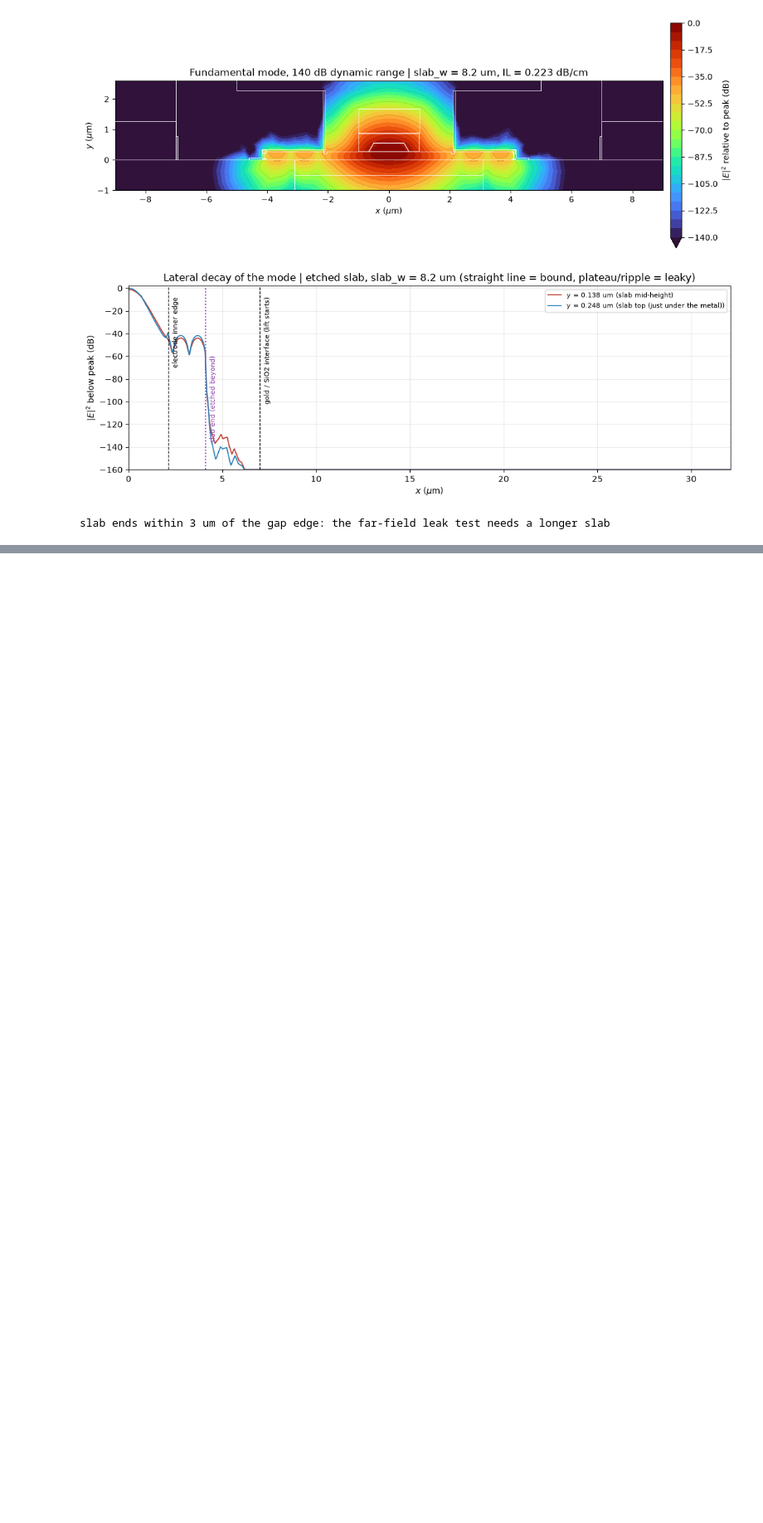
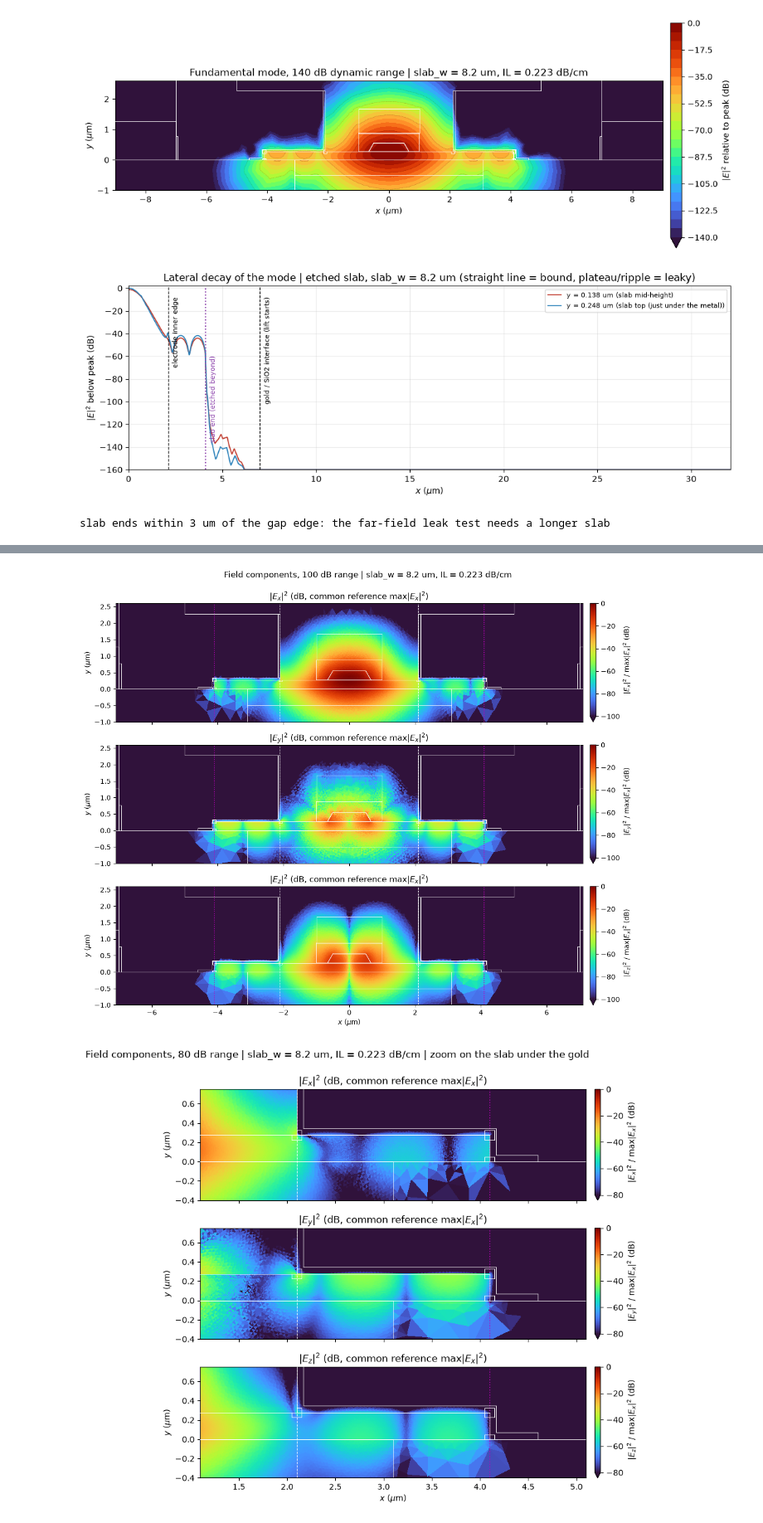
Before and after one commit to andreimuresian/claude, a Jupyter notebook: VPI_interface_optimized_Lisbona_lifted_etched_slab_field_components.ipynb, the cells around one changed output, grey strips where cells are left out. Shown at 83% size. Drawn from its saved outputs; the diff is of its cells as text; code cells hidden in the pictures; blank space fills up the shorter version.

```diff
--- a/VPI_interface_optimized_Lisbona_lifted_etched_slab_field_components.ipynb
+++ b/VPI_interface_optimized_Lisbona_lifted_etched_slab_field_components.ipynb
@@ -1190,0 +1191,65 @@ Ez in quadrature with Ex: |E|^2-weighted share of Ez in Im(Ez) = 100.0 %  (100 %
+# %%
+# %% [7] Field components in dB: whole section + zoom on the slab under the gold
+# Same field as cell [6] (`_comp`: Ex, Ey, Ez phase-referenced to Ex, normalised to max|Ex|).
+# Here we plot |E_i|^2 in dB relative to max|Ex|^2 (a log scale of the INTENSITY of each
+# component), one value per mesh triangle (no averaging onto nodes), so that jumps at
+# interfaces stay sharp and the tails are not smeared.
+#   - whole section : rib mode + evanescent tails + standing wave under the gold, 3 components
+#   - zoom          : the slab between the electrode inner edge and the slab end
+#   - lateral cuts  : |E_i|^2 (dB) along x at three heights in the slab, 3 components
+import matplotlib.tri as mtri
+
+_I_el = {k: np.mean(np.abs(v) ** 2, axis=-1) for k, v in _comp.items()}       # per triangle
+_dB_el = {k: 10.0 * np.log10(np.maximum(v, 1e-30)) for k, v in _I_el.items()}
+_tri_el = mtri.Triangulation(skfem_mesh.p[0], skfem_mesh.p[1], skfem_mesh.t.T)
+_finder = _tri_el.get_trifinder()
+
+
+def plot_components_db(xlim, ylim, dyn_db=80.0, title_extra="", figsize=(13, 9.5)):
+    fig, axs = plt.subplots(3, 1, figsize=figsize, sharex=True)
+    for ax, k in zip(axs, ("Ex", "Ey", "Ez")):
+        tp = ax.tripcolor(_tri_el, facecolors=_dB_el[k], cmap="turbo",
+                          vmin=-abs(dyn_db), vmax=0.0, shading="flat", rasterized=True)
+        _outline(ax, color="w", alpha=0.8)
+        cb = fig.colorbar(tp, ax=ax, pad=0.012, extend="min")
+        cb.set_label(rf"$|E_{k[1]}|^2$ / max$|E_x|^2$ (dB)")
+        ax.set_xlim(xlim); ax.set_ylim(ylim); ax.set_aspect("equal")
+        ax.set_ylabel(r"$y$ ($\mu$m)")
+        ax.set_title(rf"$|E_{k[1]}|^2$ (dB, common reference max$|E_x|^2$)")
+    for ax in axs:
+        for _x in (GAP_BOT / 2.0, -GAP_BOT / 2.0):
+            ax.axvline(_x, color="w", ls="--", lw=0.8, alpha=0.9)
+        for _x in (SLAB_W / 2.0, -SLAB_W / 2.0):
+            ax.axvline(_x, color="m", ls=":", lw=1.2)
+    axs[-1].set_xlabel(r"$x$ ($\mu$m)")
+    fig.suptitle(rf"Field components, {dyn_db:.0f} dB range | slab_w = {SLAB_W:.1f} um, "
+                 rf"IL = {att_opt_dB_cm:.3f} dB/cm {title_extra}", y=0.995)
+    plt.tight_layout(); plt.show()
+
+
+# 1) whole section (white dashed: electrode inner edges, magenta dotted: slab ends)
+plot_components_db(xlim=(-SLAB_W / 2.0 - 3.0, SLAB_W / 2.0 + 3.0), ylim=(-1.0, 2.6), dyn_db=100.0)
+
+# 2) zoom on the standing-wave region: slab under the right electrode
+_x0, _x1 = GAP_BOT / 2.0 - 1.0, SLAB_W / 2.0 + 1.0
+plot_components_db(xlim=(_x0, _x1), ylim=(-0.4, 0.75), dyn_db=80.0,
+                   title_extra="| zoom on the slab under the gold", figsize=(13, 8))
+
+# 3) lateral cuts through the slab, exact per-triangle values (no interpolation)
+_xs = np.linspace(0.0, SLAB_W / 2.0 + 1.5, 4000)
+fig, axs = plt.subplots(1, 3, figsize=(16, 4.2), sharey=True)
+for ax, k in zip(axs, ("Ex", "Ey", "Ez")):
+    for _y, _c in ((SLAB_H * 0.1, "#27ae60"), (SLAB_H * 0.5, "#c0392b"), (SLAB_H * 0.9, "#2980b9")):
+        _ti = _finder(_xs, np.full_like(_xs, _y))
+        _val = np.where(_ti >= 0, _dB_el[k][np.maximum(_ti, 0)], np.nan)
+        ax.plot(_xs, _val, lw=1.0, color=_c, label=f"y = {_y:.3f} um")
+    ax.axvline(GAP_BOT / 2.0, color="k", ls="--", lw=0.8)
+    ax.axvline(SLAB_W / 2.0, color="m", ls=":", lw=1.2)
+    ax.set_title(rf"$|E_{k[1]}|^2$ in the slab (dB)"); ax.set_xlabel(r"$x$ ($\mu$m)")
+    ax.grid(alpha=0.3); ax.set_ylim(-120, 3)
+axs[0].set_ylabel(r"dB rel. max$|E_x|^2$"); axs[0].legend(fontsize=8, loc="lower left")
+fig.suptitle("Lateral cuts in the LN slab (dashed: electrode inner edge, dotted: slab end)")
+plt.tight_layout(); plt.show()
+# %% [output]
+[figure, added]
+[figure, added]
```
Also changed, not shown: parts of 5 cells of this notebook, 4 other files.
